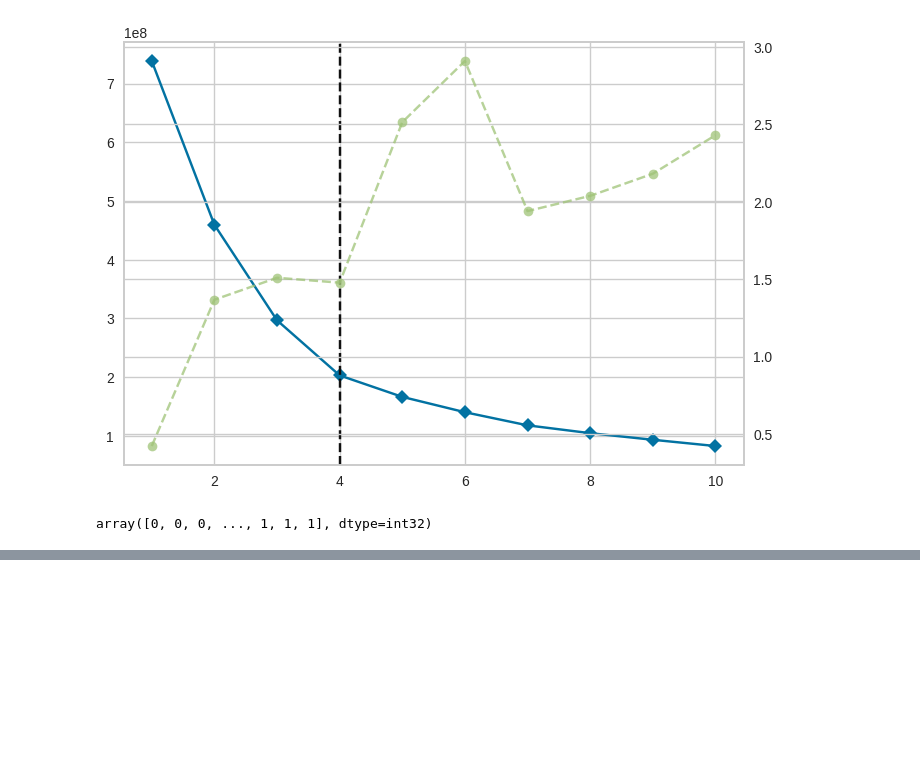
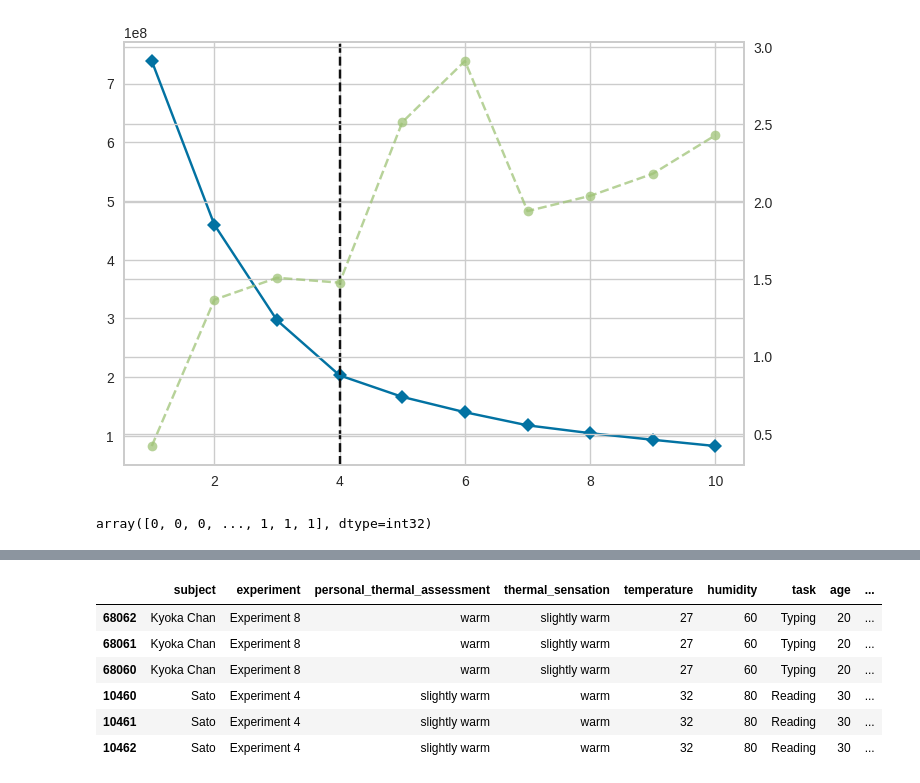
Before and after one commit to Jorgoluka100/uni_projects, a Jupyter notebook: Heat_Stress_Thermal_Clustering_Analysis.ipynb, the cells around one changed output, grey strips where cells are left out. Cells and saved outputs as stored; diff of their text form; code cells hidden in the pictures; blank space fills up the shorter version.

```diff
--- a/Heat_Stress_Thermal_Clustering_Analysis.ipynb
+++ b/Heat_Stress_Thermal_Clustering_Analysis.ipynb
@@ -145,0 +1016,16 @@ array([0, 0, 0, ..., 1, 1, 1], dtype=int32)
+# %%
+centroid_distances = pairwise_distances(X, final_kmeans.cluster_centers_)
+assigned_distance = centroid_distances[np.arange(len(X)), cluster]
+
+results["distance_to_centroid"] = assigned_distance
+results["cluster_distance_percentile"] = (
+    results.groupby("cluster")["distance_to_centroid"]
+    .rank(pct=True)
+)
+
+print("Distance summary:")
+display(
+    results.groupby("cluster")["distance_to_centroid"]
+    .describe()
+    .round(3)
+)
@@ -145,0 +1038,30 @@ array([0, 0, 0, ..., 1, 1, 1], dtype=int32)
+# %%
+# Representative observations = closest rows to each centroid.
+representatives = (
+    results.sort_values("distance_to_centroid")
+    .groupby("cluster", as_index=False)
+    .head(3)
+)
+
+show_cols = [
+    c for c in [
+        subject_col,
+        experiment_col,
+        target_col,
+        pmv_label_col,
+        *context_cols,
+        "cluster",
+        "distance_to_centroid",
+    ]
+    if c is not None and c in representatives.columns
+]
+
+display(representatives[show_cols].head(3 * SELECTED_K))
+# %% [output]
+|  | subject | experiment | personal_thermal_assessment | thermal_sensation | temperature | humidity | task | age | ... |
+| 68062 | Kyoka Chan | Experiment 8 | warm | slightly warm | 27 | 60 | Typing | 20 | ... |
+| 68061 | Kyoka Chan | Experiment 8 | warm | slightly warm | 27 | 60 | Typing | 20 | ... |
+| 68060 | Kyoka Chan | Experiment 8 | warm | slightly warm | 27 | 60 | Typing | 20 | ... |
+| 10460 | Sato | Experiment 4 | slightly warm | warm | 32 | 80 | Reading | 30 | ... |
+| 10461 | Sato | Experiment 4 | slightly warm | warm | 32 | 80 | Reading | 30 | ... |
+| 10462 | Sato | Experiment 4 | slightly warm | warm | 32 | 80 | Reading | 30 | ... |
```
Also changed, not shown: parts of 63 cells of this notebook.
